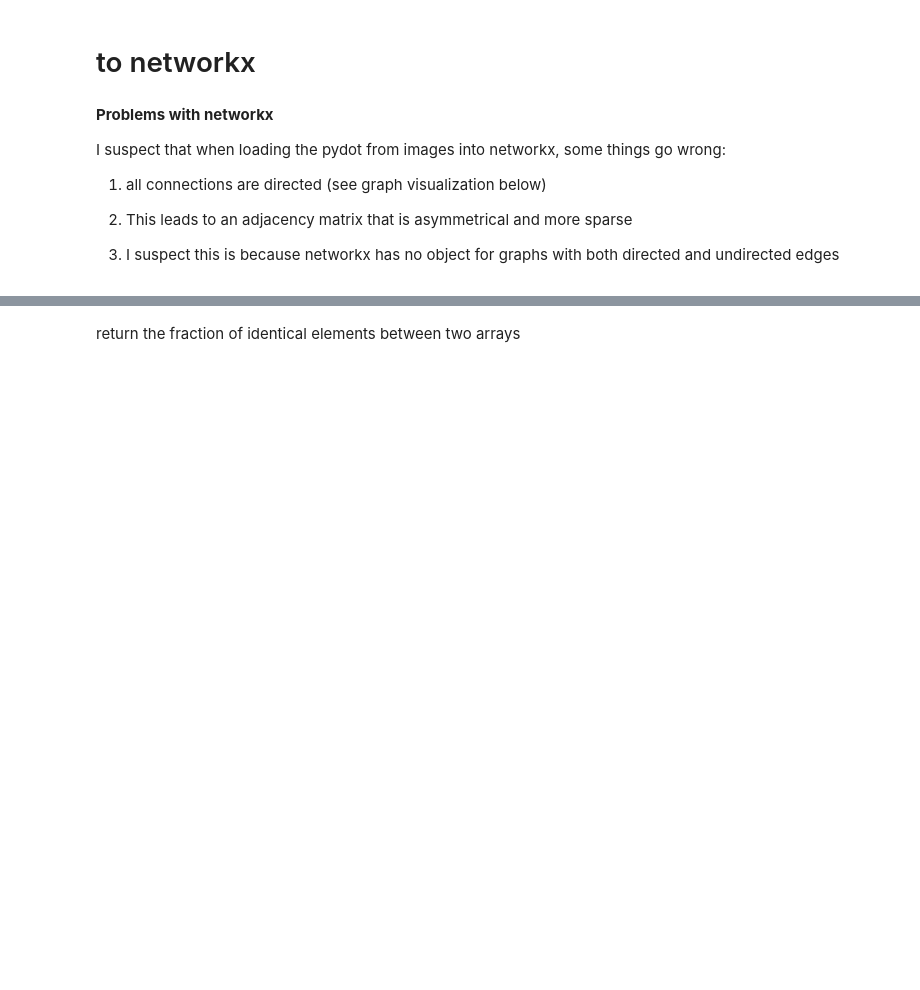
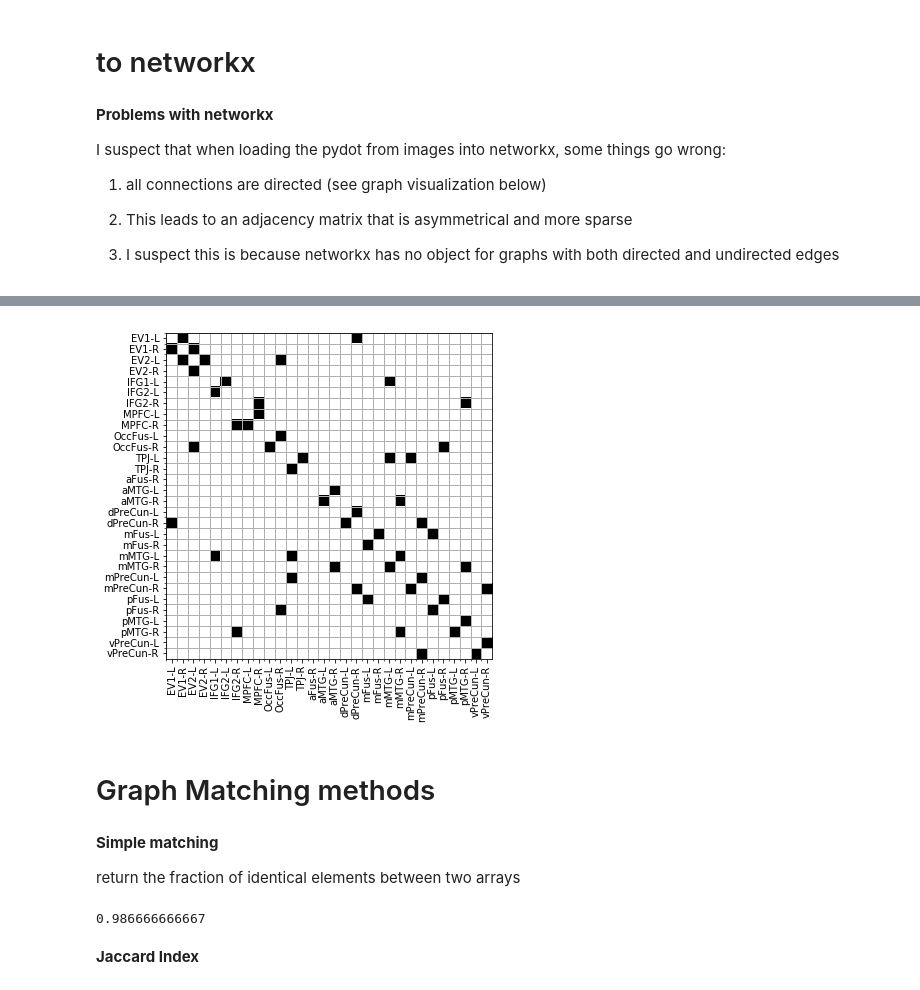
Before and after one commit to oliver-contier/famface-temporal-dynamics, a Jupyter notebook: notebooks/pycausal_analysis.ipynb, the cells around one changed output, grey strips where cells are left out. Saved outputs shown, nothing was run; the diff lists cells and outputs as text; code cells hidden in the pictures; blank space fills up the shorter version.

```diff
--- a/notebooks/pycausal_analysis.ipynb
+++ b/notebooks/pycausal_analysis.ipynb
@@ -22,7 +22,7 @@ import itertools
 def getdfs(csvdir):
     """give us list of data frames for csv files in directory"""
     dfs = []
-    for csvfile in glob.glob(csvdir_allruns + os.sep + "*.csv"):
+    for csvfile in glob.glob(csvdir + os.sep + "*.csv"):
         df = pd.read_csv(csvfile)
         dfs.append(df)
     return dfs
@@ -209,4 +221,13 @@ def plot_am_from_nx(G, node_order=None, partitions=[], colors=[], figsz=(5,5)):
+# %%
+# undirected adjacency matrix from residual data
+matxrixplot = plot_am_from_nx(G=und_nb, figsz=(6,6), node_order=sorted(graph_nb.nodes()))
+# %% [output]
+[figure, added]
+# %% [markdown]
+# Graph Matching methods
 # %% [markdown]
+**Simple matching**
+
 return the fraction of identical elements between two arrays
 # %%
 def simple_match(m1, m2):
@@ -215,3 +236,11 @@ def simple_match(m1, m2):
     """
     assert np.shape(m1) == np.shape(m2)
     return float(np.sum(m1 == m2)) / float(m1.size)
+# %%
+# simple matching graphs from preprocessed and residual data
+match_residuals_preprocessed = simple_match(am_und_raw, am_und_nb)
+print(match_residuals_preprocessed)
+# %% [output]
+0.986666666667
+# %% [markdown]
+**Jaccard Index**
```
Also changed, not shown: parts of 63 cells of this notebook, 1 other file.
